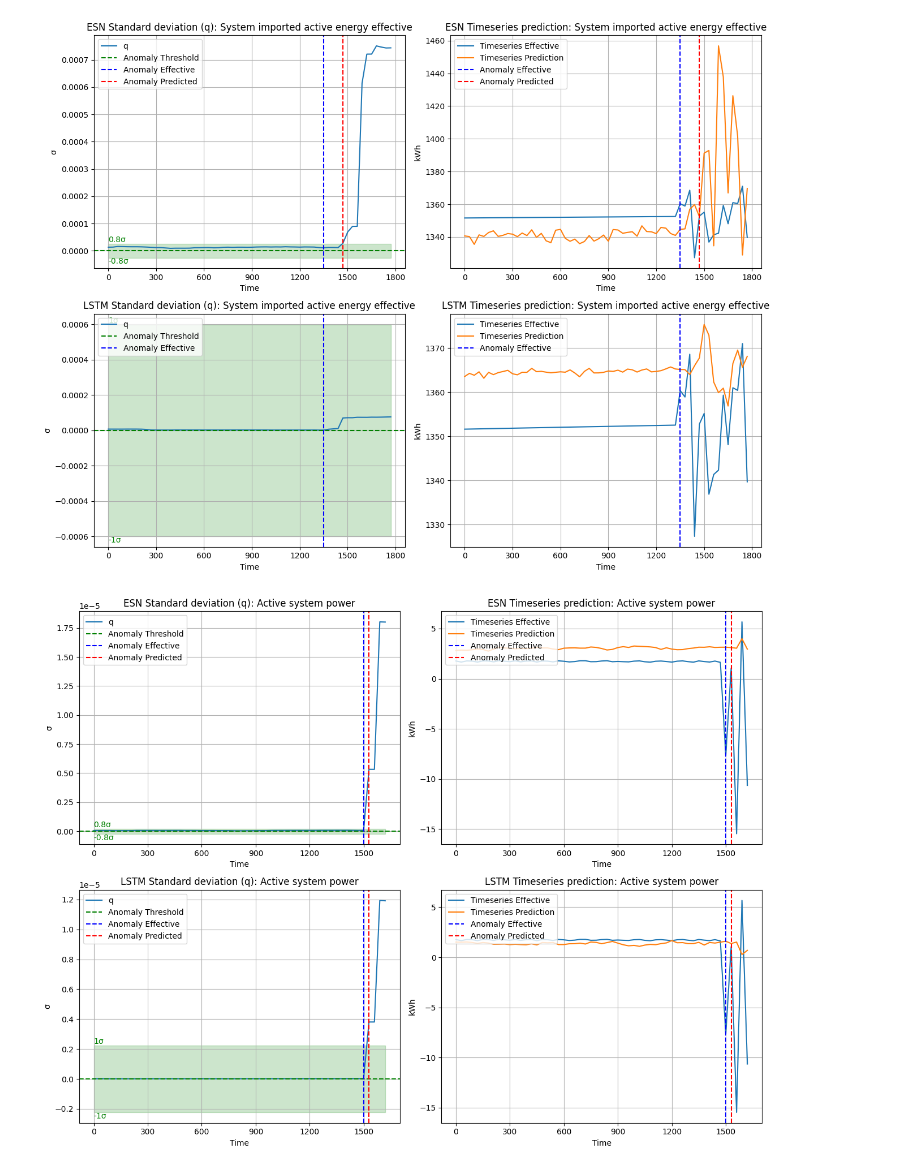
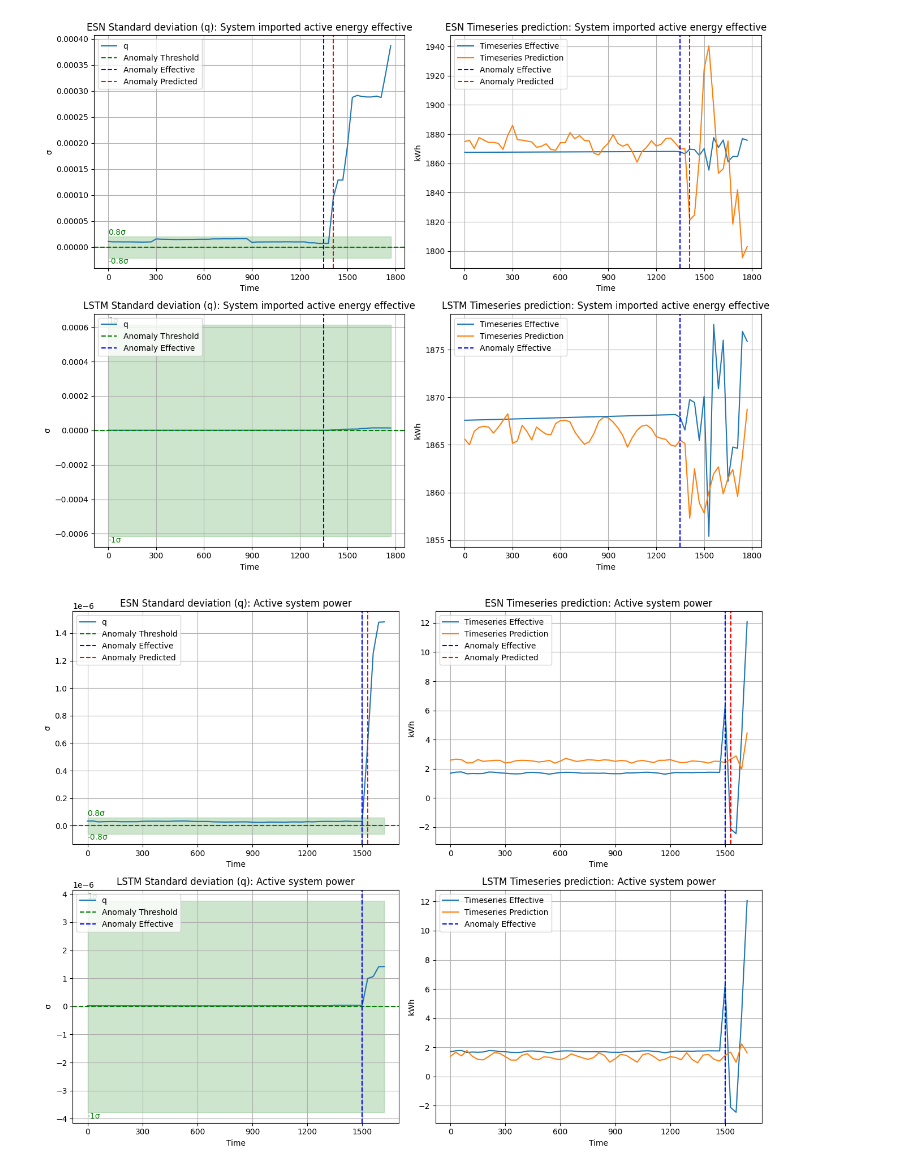
Before and after one commit to GeremiaPompei/energiai, a Jupyter notebook: notebook/plot_analysis.ipynb, the cells around one changed output. Saved outputs shown, nothing was run; the diff lists cells and outputs as text; code cells hidden in the pictures.

Commit message:
plots

```diff
--- a/notebook/plot_analysis.ipynb
+++ b/notebook/plot_analysis.ipynb
@@ -29,24 +29,24 @@ create_subplots(
     feature=[('energia_attiva_importata_di_sistema', 'System imported active energy effective', 'kWh')],
     models=origin_models,
     plotpath=f'plots/',
-    n_example=12,
+    n_example=5,
     zoom_left=45,
     zoom_right=15,
 )
 # %% [output]
-[figure, old version]
+[figure, new version]
 # %%
 create_subplots(
     ts_dataset,
     feature=[('potenza_attiva_di_sistema', 'Active system power', 'kWh')],
     models=origin_models,
     plotpath=f'plots/',
-    n_example=20,
+    n_example=6,
     zoom_left=50,
     zoom_right=5,
 )
 # %% [output]
-[figure, old version]
+[figure, new version]
 # %%
 create_subplots(
     ts_dataset,
```
Also changed, not shown: parts of 5 cells of this notebook, 1 other file.
